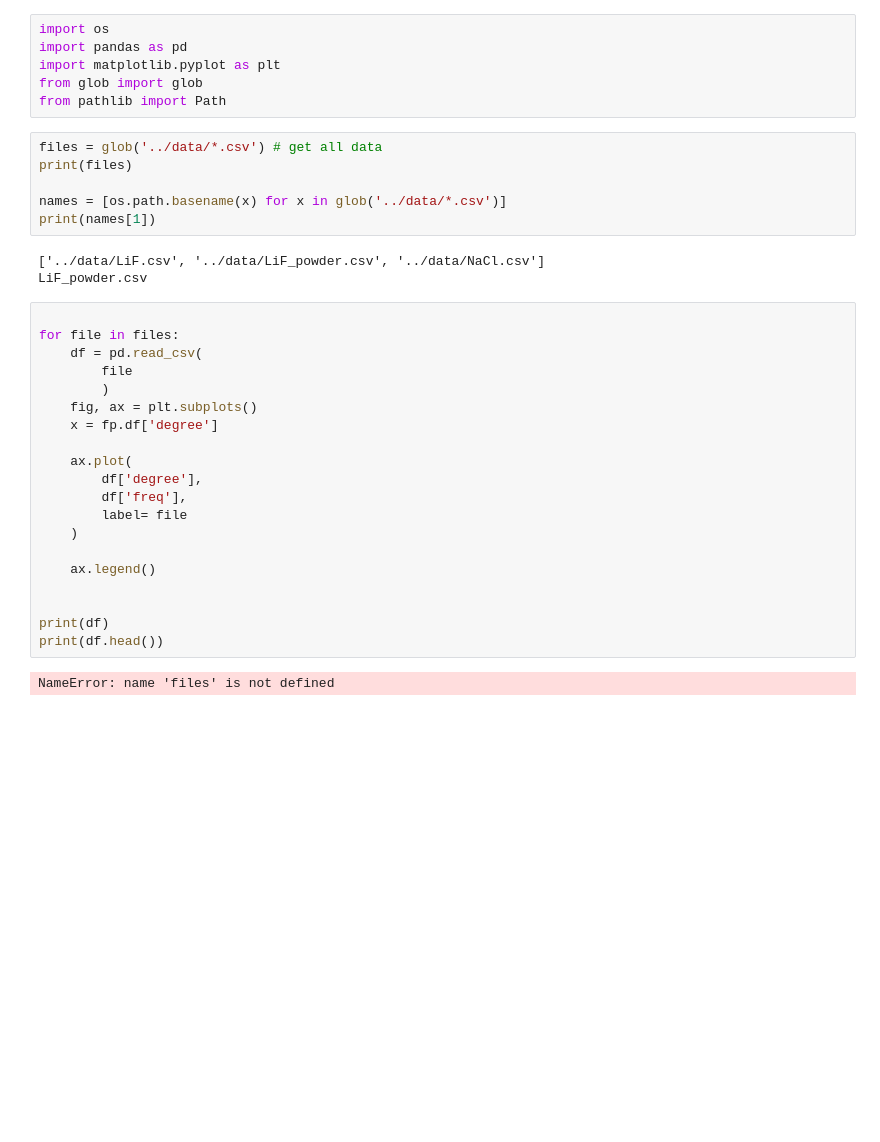
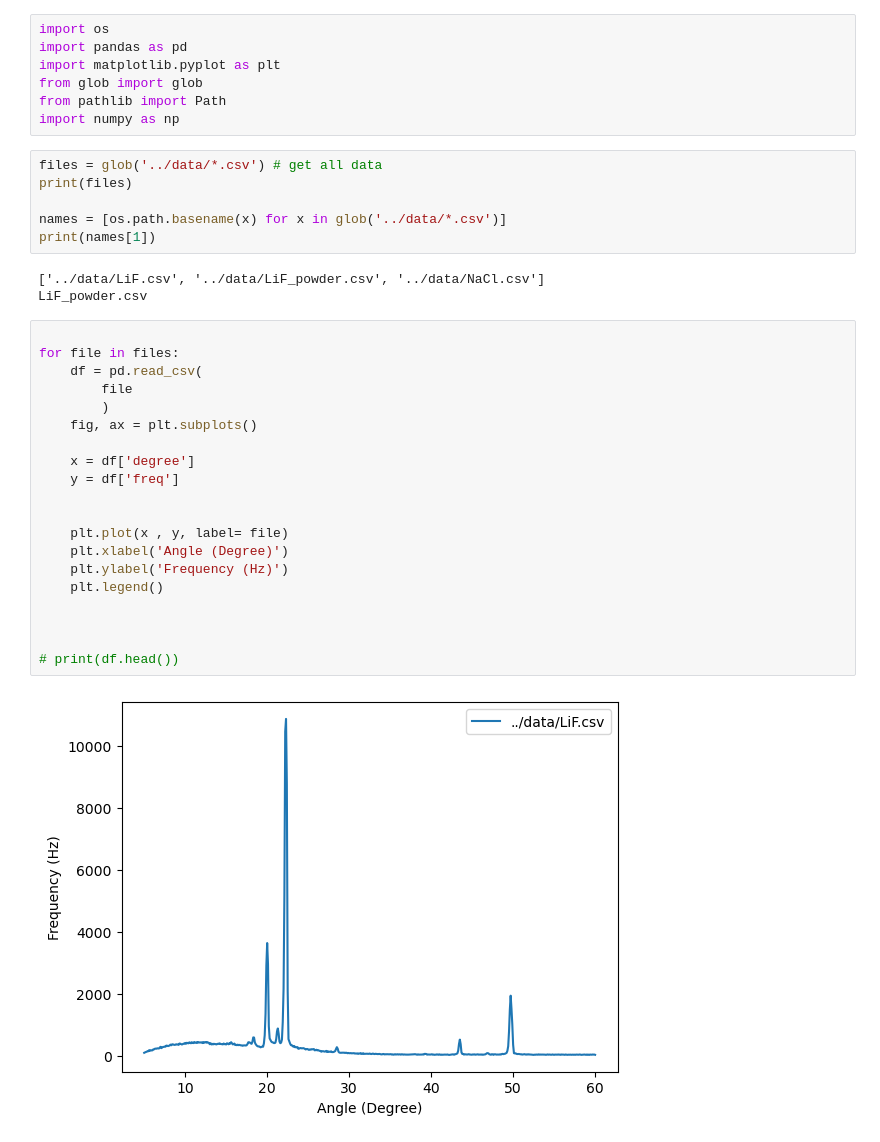
Before and after one commit to headunderheels/PHYS-461, a Jupyter notebook: 3-xray/analysis/analysis.ipynb, the cells around one changed output. Cells and saved outputs as stored; diff of their text form; blank space fills up the shorter version.

```diff
--- a/3-xray/analysis/analysis.ipynb
+++ b/3-xray/analysis/analysis.ipynb
@@ -4,6 +4,7 @@ import pandas as pd
 import matplotlib.pyplot as plt
 from glob import glob
 from pathlib import Path
+import numpy as np
 # %%
 files = glob('../data/*.csv') # get all data
 print(files)
@@ -16,22 +17,22 @@ LiF_powder.csv
 # %%
 
 for file in files:
     df = pd.read_csv(
         file
         )
     fig, ax = plt.subplots()
-    x = fp.df['degree']
 
-    ax.plot(
-        df['degree'],
-        df['freq'],
-        label= file
-    )
-
-    ax.legend()
+    x = df['degree']
+    y = df['freq']
 
 
-print(df)
-print(df.head())
+    plt.plot(x , y, label= file)
+    plt.xlabel('Angle (Degree)')
+    plt.ylabel('Frequency (Hz)')
+    plt.legend()
+
+
+
+# print(df.head())
 # %% [output]
-NameError: name 'files' is not defined
+[figure, added]
```
Also changed, not shown: parts of 2 cells of this notebook.
